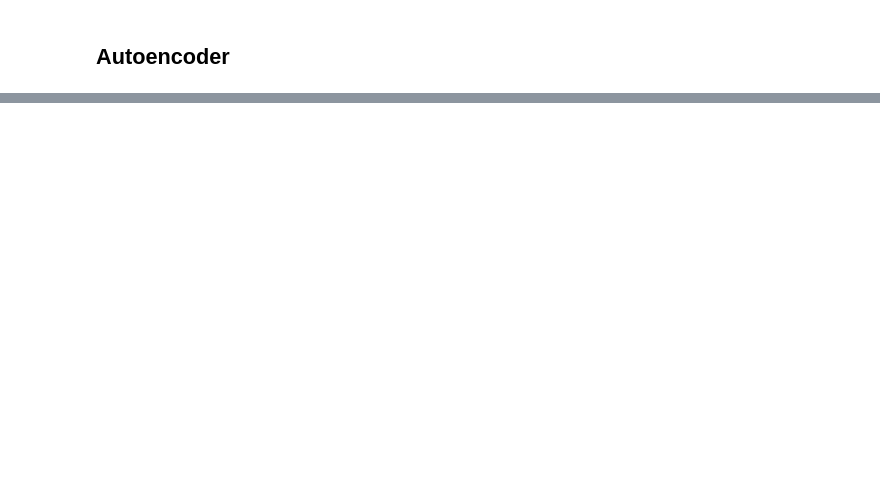
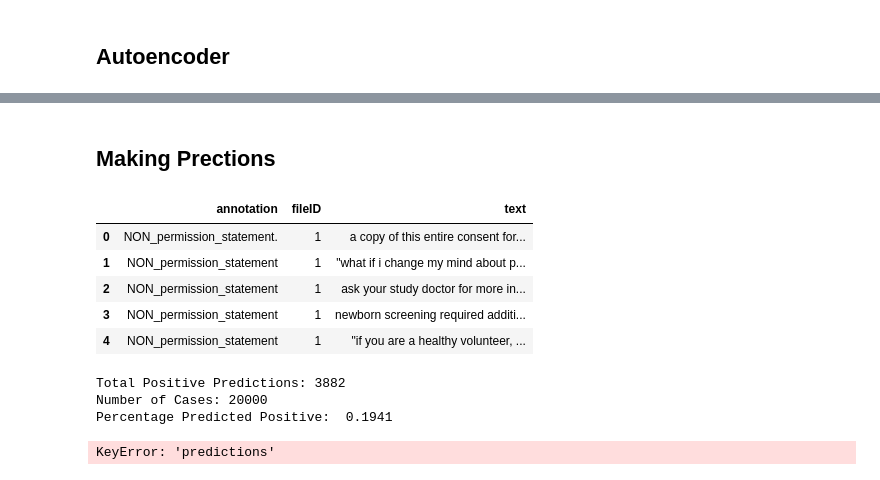
Before and after one commit to CooperStansbury/permission_pipeline, a Jupyter notebook: training_notebooks/train_custom_nn_models.ipynb, the cells around one changed output, grey strips where cells are left out. Drawn from its saved outputs; the diff is of its cells as text; code cells hidden in the pictures; blank space fills up the shorter version.

```diff
--- a/training_notebooks/train_custom_nn_models.ipynb
+++ b/training_notebooks/train_custom_nn_models.ipynb
@@ -303,0 +404,13 @@ Epoch 5/5
+# %% [markdown]
+## Making Prections
+# %%
+full_data ='../data/ALL_CANDIDATES.json'
+pred_df = load_data.getJSONData(full_data)
+pred_df.head()
+# %% [output]
+|  | annotation | fileID | text |
+| 0 | NON_permission_statement. | 1 | a copy of this entire consent for... |
+| 1 | NON_permission_statement | 1 | "what if i change my mind about p... |
+| 2 | NON_permission_statement | 1 | ask your study doctor for more in... |
+| 3 | NON_permission_statement | 1 | newborn screening required additi... |
+| 4 | NON_permission_statement | 1 | "if you are a healthy volunteer, ... |
@@ -303,0 +433,12 @@ Epoch 5/5
+# %%
+print('Total Positive Predictions:', sum(predictions))
+print('Number of Cases:', len(predictions))
+print('Percentage Predicted Positive: ', sum(predictions)/len(predictions))
+# %% [output]
+Total Positive Predictions: 3882
+Number of Cases: 20000
+Percentage Predicted Positive:  0.1941
+# %%
+positives_df = df.loc[df['predictions'] == 1]
+# %% [output]
+KeyError: 'predictions'
```
Also changed, not shown: parts of 21 cells of this notebook.
